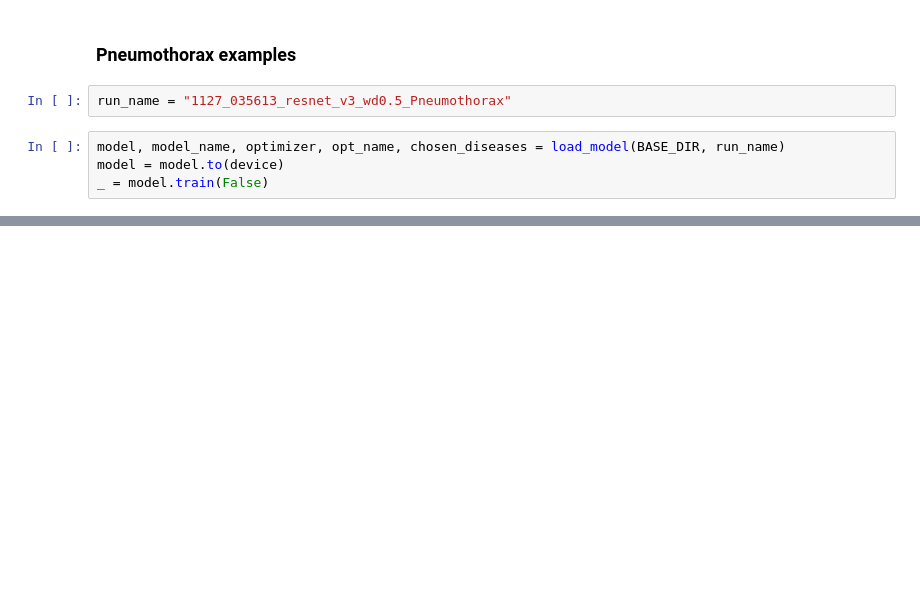
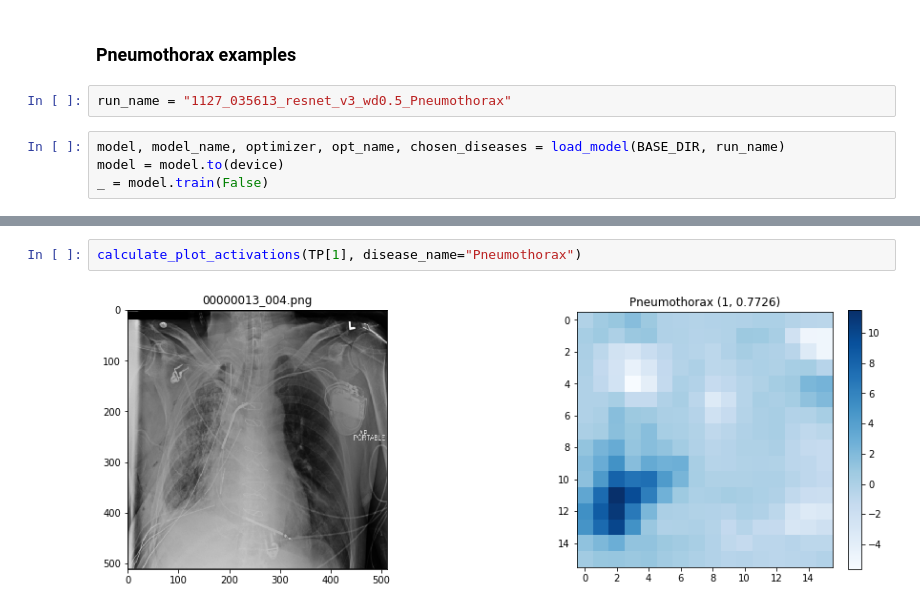
Before and after one commit to pdpino/cxr8, a Jupyter notebook: Testing.ipynb, the cells around one changed output, grey strips where cells are left out. Drawn from its saved outputs; the diff is of its cells as text; blank space fills up the shorter version.

```diff
--- a/Testing.ipynb
+++ b/Testing.ipynb
@@ -183,0 +167,4 @@ calculate_plot_activations(TP[0], disease_name="Pneumothorax")
+# %%
+calculate_plot_activations(TP[1], disease_name="Pneumothorax")
+# %% [output]
+[figure, added]
```
Also changed, not shown: parts of 22 cells of this notebook, 11 other files.
